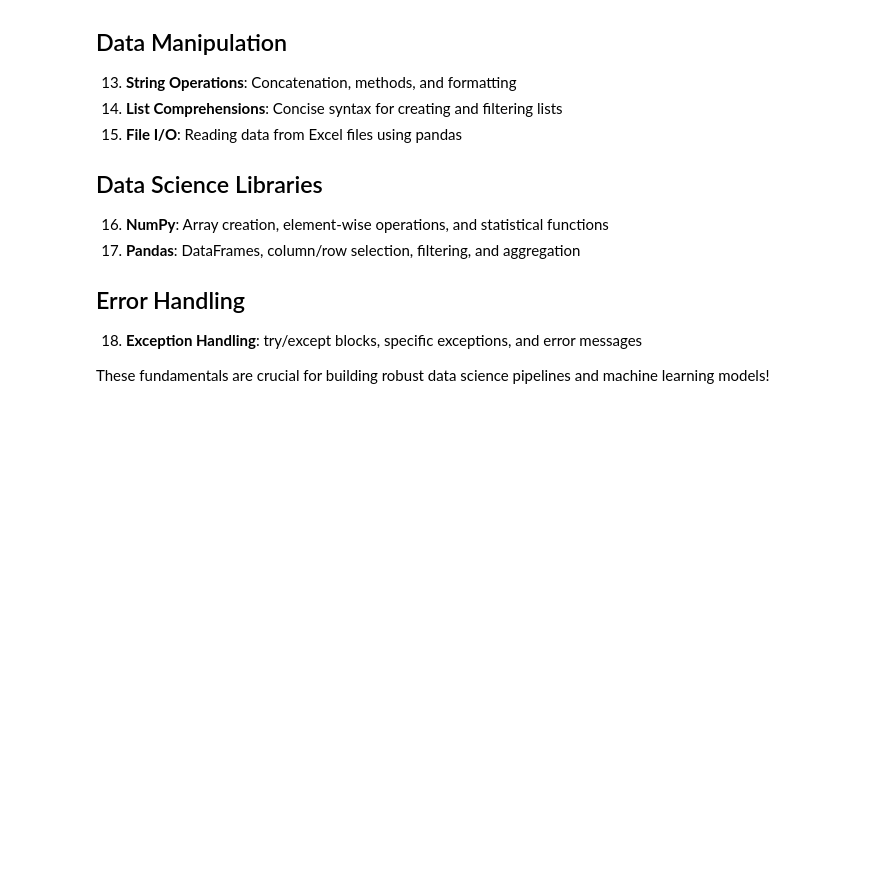
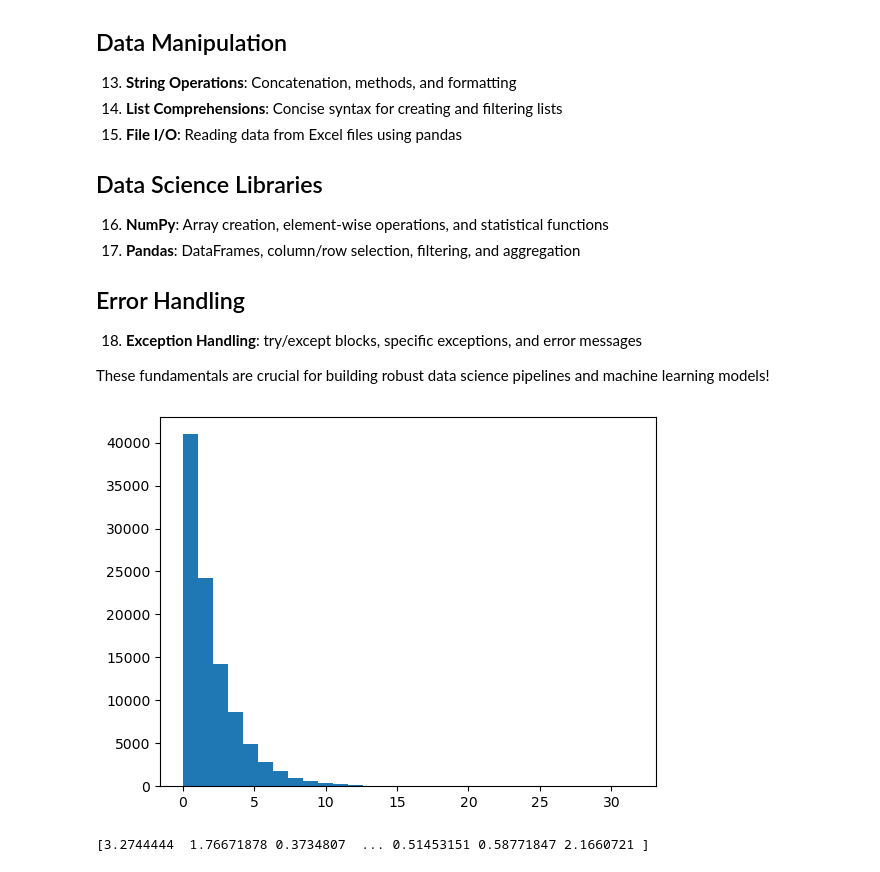
Before and after one commit to LeonardoDiCaterina/ML_deliverables_2026, a Jupyter notebook: Python_Refresher_students.ipynb, the cells around one changed output. Saved outputs shown, nothing was run; the diff lists cells and outputs as text; code cells hidden in the pictures; blank space fills up the shorter version.

Commit message:
clt visual proof

```diff
--- a/Python_Refresher_students.ipynb
+++ b/Python_Refresher_students.ipynb
@@ -251,3 +476,23 @@ This notebook covered essential Python concepts for data science:
 18. **Exception Handling**: try/except blocks, specific exceptions, and error messages
 
 These fundamentals are crucial for building robust data science pipelines and machine learning models!
+# %%
+import random
+from matplotlib import pyplot as plt
+# poisson distribution
+chisquare = np.random.exponential(2, 100000)
+plt.hist(chisquare, bins=30)
+plt.show()
+# %% [output]
+[figure, added]
+# %%
+index_list_1 = np.random.randint(0, len(chisquare), 20000)
+index_list_2 = np.random.randint(0, len(chisquare), 20000)
+index_list_3 = np.random.randint(0, len(chisquare), 20000)
+
+chisquare_drawn_1 = chisquare[index_list_1]
+chisquare_drawn_2 = chisquare[index_list_2]
+chisquare_drawn_3 = chisquare[index_list_3]
+print(chisquare_drawn_3)  # Output: Array of 2000 random values drawn from the 'chisquare' array
+# %% [output]
+[3.2744444  1.76671878 0.3734807  ... 0.51453151 0.58771847 2.1660721 ]
```
Also changed, not shown: parts of 24 cells of this notebook.
